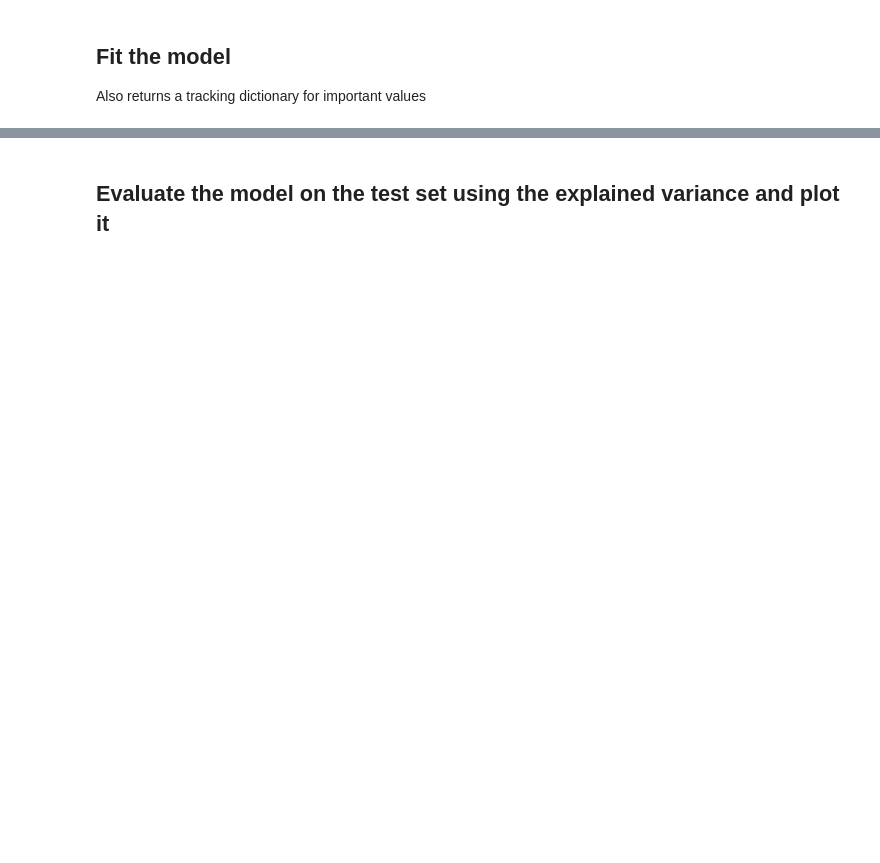
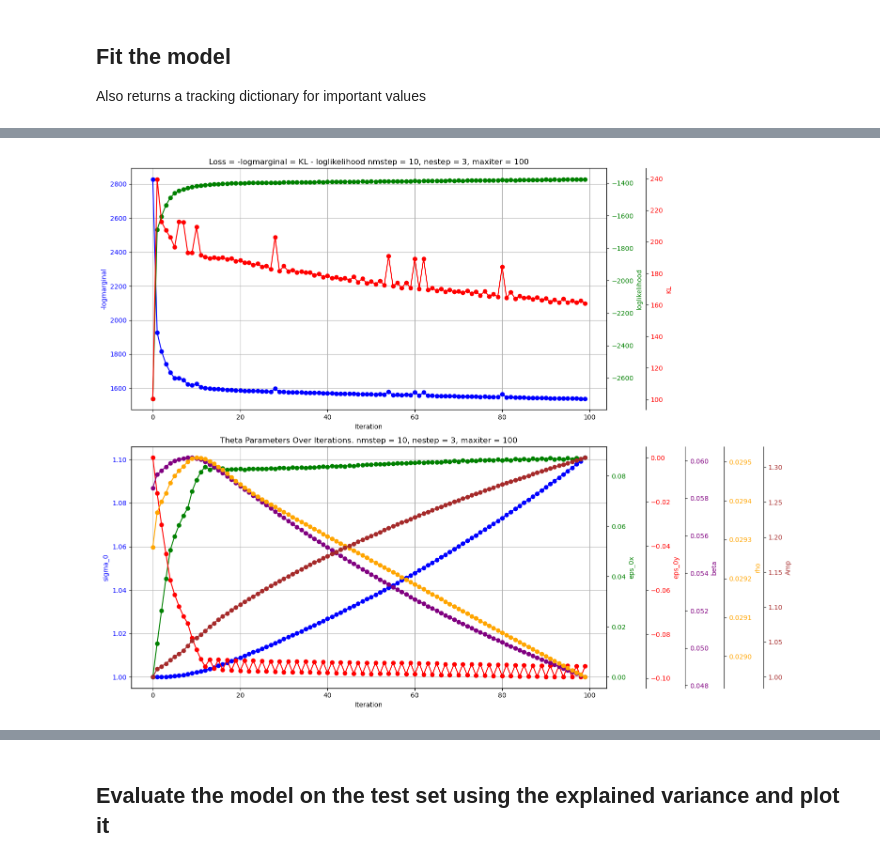
Before and after one commit to retinal-information-processing-lab/gaussian_processes, a Jupyter notebook: Spatial_GP_repo/one_cell_fit.ipynb, the cells around one changed output, grey strips where cells are left out. Cells and saved outputs as stored; diff of their text form; code cells hidden in the pictures; blank space fills up the shorter version.

```diff
--- a/Spatial_GP_repo/one_cell_fit.ipynb
+++ b/Spatial_GP_repo/one_cell_fit.ipynb
@@ -224,0 +247,89 @@ final Loss: 2608.3990
+# %%
+# Extract the data
+logmarginal = values_track_fit['loss']['logmarginal'].cpu().detach().numpy()
+loglikelihood = values_track_fit['loss']['loglikelihood'].cpu().detach().numpy()
+KL = values_track_fit['loss']['KL'].cpu().detach().numpy()
+
+# Extract the data for the second plot
+theta_sigma_0 = values_track_fit['theta_track']['sigma_0'].cpu().detach().numpy()
+theta_eps_0x = values_track_fit['theta_track']['eps_0x'].cpu().detach().numpy()
+theta_eps_0y = values_track_fit['theta_track']['eps_0y'].cpu().detach().numpy()
+# theta_log2beta = values_track_fit['theta_track']['-2log2beta'].cpu().detach().numpy()
+theta_beta = utils.logbetaexpr_to_beta(values_track_fit['theta_track']).cpu().detach().numpy()
+# theta_log2rho2 = values_track_fit['theta_track']['-log2rho2'].cpu().detach().numpy()
+theta_rho  = utils.logrhoexpr_to_rho(values_track_fit['theta_track']).cpu().detach().numpy()
+theta_Amp = values_track_fit['theta_track']['Amp'].cpu().detach().numpy()
+
+# Create a plot
+fig, (ax1, ax4) = plt.subplots(2, 1, figsize=(15, 12))
+
+# Plot logmarginal on the first y-axis
+ax1.plot(-logmarginal, label='-logmarginal', color='blue', linestyle='-', marker='o')
+ax1.set_xlabel('Iteration')
+ax1.set_ylabel('-logmarginal', color='blue')
+ax1.tick_params(axis='y', labelcolor='blue')
+
+# Create a second y-axis for loglikelihood
+ax2 = ax1.twinx()
+ax2.plot(loglikelihood, label='loglikelihood', color='green',  linestyle='-', marker='o')
+ax2.set_ylabel('loglikelihood', color='green')
+ax2.tick_params(axis='y', labelcolor='green')
+
+# Create a third y-axis for KL
+ax3 = ax1.twinx()
+ax3.plot(KL, label='KL', color='red', linestyle='-', marker='o')
+ax3.set_ylabel('KL', color='red')
+ax3.tick_params(axis='y', labelcolor='red')
+
+# Adjust the position of the third y-axis
+ax3.spines['right'].set_position(('outward', 60))  # Move the third y-axis outward
+
+# Add a title
+ax1.set_title(f'Loss = -logmarginal = KL - loglikelihood nmstep = {Nmstep}, nestep = {Nestep}, maxiter = {Maxiter}')
+ax1.grid()
+
+# Second subplot: Theta values
+ax4.plot(theta_sigma_0, label='sigma_0', color='blue', linestyle='-', marker='o')
+ax4.set_xlabel('Iteration')
+ax4.set_ylabel('sigma_0', color='blue')
+ax4.tick_params(axis='y', labelcolor='blue')
+
+# Create additional y-axes for each theta parameter
+ax5 = ax4.twinx()
+ax5.plot(theta_eps_0x, label='eps_0x', color='green', linestyle='-', marker='o')
+ax5.set_ylabel('eps_0x', color='green')
+ax5.tick_params(axis='y', labelcolor='green')
+
+ax6 = ax4.twinx()
+ax6.plot(theta_eps_0y, label='eps_0y', color='red', linestyle='-', marker='o')
+ax6.set_ylabel('eps_0y', color='red')
+ax6.tick_params(axis='y', labelcolor='red')
+ax6.spines['right'].set_position(('outward', 60))
+
+ax7 = ax4.twinx()
+ax7.plot(theta_beta, label='beta', color='purple', linestyle='-', marker='o')
+ax7.set_ylabel('beta', color='purple')
+ax7.tick_params(axis='y', labelcolor='purple')
+ax7.spines['right'].set_position(('outward', 120))
+
+ax8 = ax4.twinx()
+ax8.plot(theta_rho, label='rho', color='orange', linestyle='-', marker='o')
+ax8.set_ylabel('rho', color='orange')
+ax8.tick_params(axis='y', labelcolor='orange')
+ax8.spines['right'].set_position(('outward', 180))
+
+ax9 = ax4.twinx()
+ax9.plot(theta_Amp, label='Amp', color='brown', linestyle='-', marker='o')
+ax9.set_ylabel('Amp', color='brown')
+ax9.tick_params(axis='y', labelcolor='brown')
+ax9.spines['right'].set_position(('outward', 240))
+
+# Add a title and legend
+ax4.set_title(f'Theta Parameters Over Iterations. nmstep = {Nmstep}, nestep = {Nestep}, maxiter = {Maxiter}')
+ax4.grid()
+
+# Show the plot
+fig.tight_layout()  # Adjust layout to prevent overlap
+plt.show()
+# %% [output]
+[figure, added]
```
Also changed, not shown: parts of 9 cells of this notebook, 2 other files.
